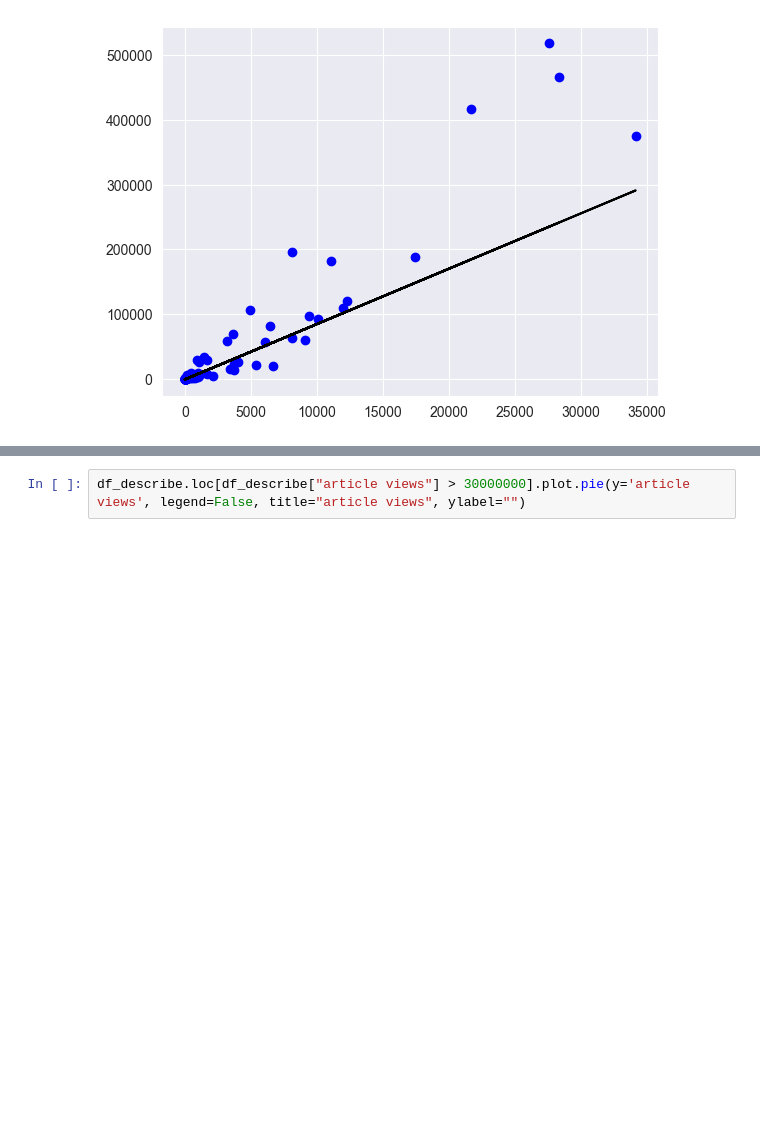
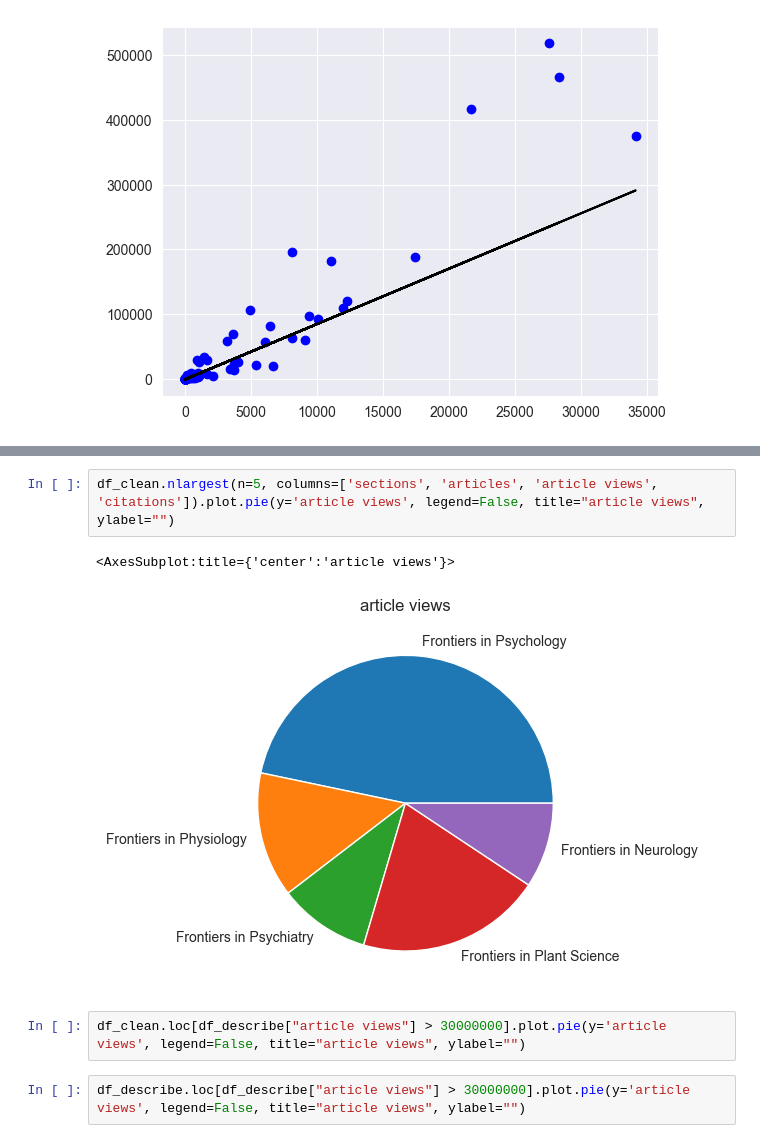
Before and after one commit to joshdev1/Frontiers, a Jupyter notebook: data_programming.ipynb, the cells around one changed output, grey strips where cells are left out. Saved outputs shown, nothing was run; the diff lists cells and outputs as text; blank space fills up the shorter version.

```diff
--- a/data_programming.ipynb
+++ b/data_programming.ipynb
@@ -344,3 +366,10 @@ display(df_clean)
+# %%
+df_clean.nlargest(n=5, columns=['sections', 'articles', 'article views', 'citations']).plot.pie(y='article views', legend=False, title="article views", ylabel="")
+# %% [output]
+<AxesSubplot:title={'center':'article views'}>
+[figure, added]
+# %%
+df_clean.loc[df_describe["article views"] > 30000000].plot.pie(y='article views', legend=False, title="article views", ylabel="")
 # %%
 df_describe.loc[df_describe["article views"] > 30000000].plot.pie(y='article views', legend=False, title="article views", ylabel="")
 # %% [output]
```
Also changed, not shown: parts of 7 cells of this notebook.
